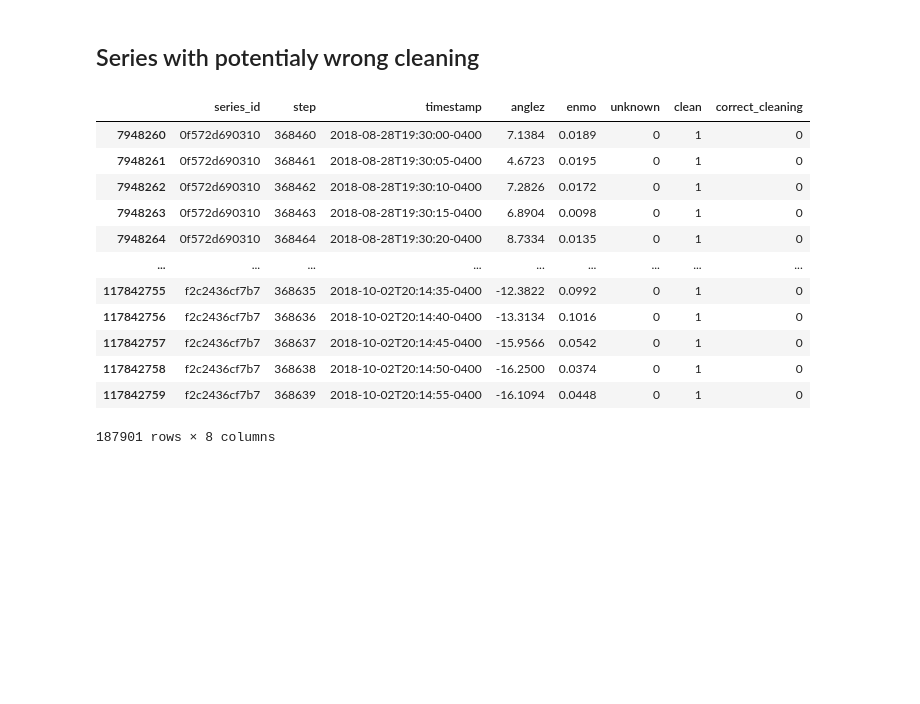
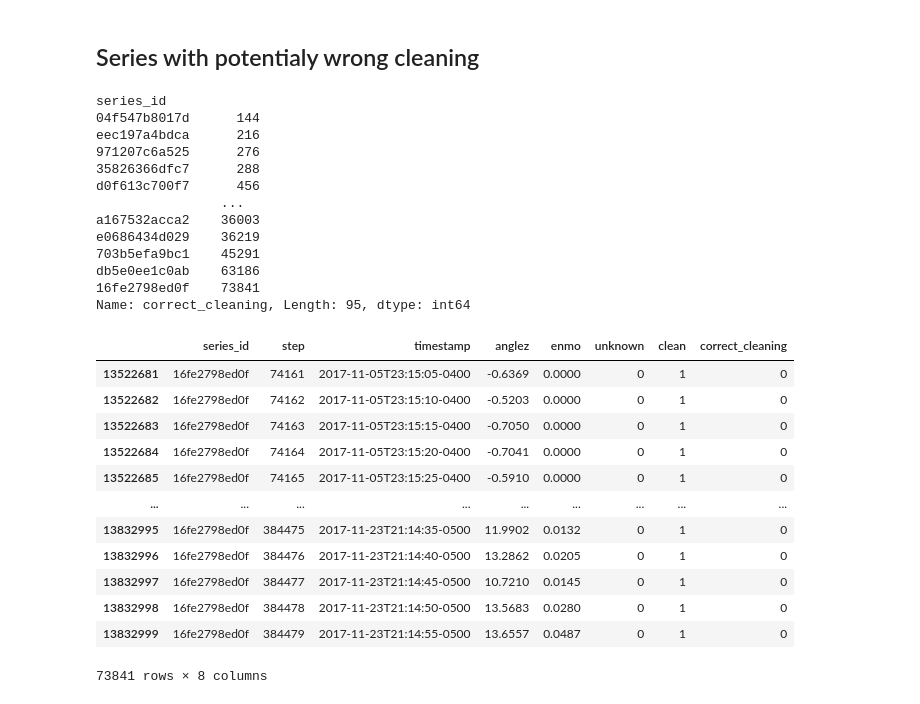
Before and after one commit to Timon0/ai-challenge-neural-nappers, a Jupyter notebook: notebooks/data/data-cleaning-error-analysis.ipynb, the cells around one changed output. Saved outputs shown, nothing was run; the diff lists cells and outputs as text; code cells hidden in the pictures; blank space fills up the shorter version.

```diff
--- a/notebooks/data/data-cleaning-error-analysis.ipynb
+++ b/notebooks/data/data-cleaning-error-analysis.ipynb
@@ -95,18 +119,34 @@ Name: correct_cleaning, Length: 269, dtype: float64
 # %% [markdown]
 ## Series with potentialy wrong cleaning
 # %%
-cleaning[(cleaning.clean == 1) & (cleaning.unknown == 0)]
+cleaning[(cleaning.clean == 1) & (cleaning.unknown == 0)].groupby('series_id')['correct_cleaning'].count().sort_values()
 # %% [output]
-|  | series_id | step | timestamp | anglez | enmo | unknown | clean | correct_cleaning |
-| 7948260 | 0f572d690310 | 368460 | 2018-08-28T19:30:00-0400 | 7.1384 | 0.0189 | 0 | 1 | 0 |
-| 7948261 | 0f572d690310 | 368461 | 2018-08-28T19:30:05-0400 | 4.6723 | 0.0195 | 0 | 1 | 0 |
-| 7948262 | 0f572d690310 | 368462 | 2018-08-28T19:30:10-0400 | 7.2826 | 0.0172 | 0 | 1 | 0 |
-| 7948263 | 0f572d690310 | 368463 | 2018-08-28T19:30:15-0400 | 6.8904 | 0.0098 | 0 | 1 | 0 |
-| 7948264 | 0f572d690310 | 368464 | 2018-08-28T19:30:20-0400 | 8.7334 | 0.0135 | 0 | 1 | 0 |
-| ... | ... | ... | ... | ... | ... | ... | ... | ... |
-| 117842755 | f2c2436cf7b7 | 368635 | 2018-10-02T20:14:35-0400 | -12.3822 | 0.0992 | 0 | 1 | 0 |
-| 117842756 | f2c2436cf7b7 | 368636 | 2018-10-02T20:14:40-0400 | -13.3134 | 0.1016 | 0 | 1 | 0 |
-| 117842757 | f2c2436cf7b7 | 368637 | 2018-10-02T20:14:45-0400 | -15.9566 | 0.0542 | 0 | 1 | 0 |
-| 117842758 | f2c2436cf7b7 | 368638 | 2018-10-02T20:14:50-0400 | -16.2500 | 0.0374 | 0 | 1 | 0 |
-| 117842759 | f2c2436cf7b7 | 368639 | 2018-10-02T20:14:55-0400 | -16.1094 | 0.0448 | 0 | 1 | 0 |
-187901 rows × 8 columns
+series_id
+04f547b8017d      144
+eec197a4bdca      216
+971207c6a525      276
+35826366dfc7      288
+d0f613c700f7      456
+                ...
+a167532acca2    36003
+e0686434d029    36219
+703b5efa9bc1    45291
+db5e0ee1c0ab    63186
+16fe2798ed0f    73841
+Name: correct_cleaning, Length: 95, dtype: int64
+# %%
+cleaning[(cleaning.series_id == '16fe2798ed0f') & (cleaning.clean == 1) & (cleaning.unknown == 0)]
+# %% [output]
+|  | series_id | step | timestamp | anglez | enmo | unknown | clean | correct_cleaning |
+| 13522681 | 16fe2798ed0f | 74161 | 2017-11-05T23:15:05-0400 | -0.6369 | 0.0000 | 0 | 1 | 0 |
+| 13522682 | 16fe2798ed0f | 74162 | 2017-11-05T23:15:10-0400 | -0.5203 | 0.0000 | 0 | 1 | 0 |
+| 13522683 | 16fe2798ed0f | 74163 | 2017-11-05T23:15:15-0400 | -0.7050 | 0.0000 | 0 | 1 | 0 |
+| 13522684 | 16fe2798ed0f | 74164 | 2017-11-05T23:15:20-0400 | -0.7041 | 0.0000 | 0 | 1 | 0 |
+| 13522685 | 16fe2798ed0f | 74165 | 2017-11-05T23:15:25-0400 | -0.5910 | 0.0000 | 0 | 1 | 0 |
+| ... | ... | ... | ... | ... | ... | ... | ... | ... |
+| 13832995 | 16fe2798ed0f | 384475 | 2017-11-23T21:14:35-0500 | 11.9902 | 0.0132 | 0 | 1 | 0 |
+| 13832996 | 16fe2798ed0f | 384476 | 2017-11-23T21:14:40-0500 | 13.2862 | 0.0205 | 0 | 1 | 0 |
+| 13832997 | 16fe2798ed0f | 384477 | 2017-11-23T21:14:45-0500 | 10.7210 | 0.0145 | 0 | 1 | 0 |
+| 13832998 | 16fe2798ed0f | 384478 | 2017-11-23T21:14:50-0500 | 13.5683 | 0.0280 | 0 | 1 | 0 |
+| 13832999 | 16fe2798ed0f | 384479 | 2017-11-23T21:14:55-0500 | 13.6557 | 0.0487 | 0 | 1 | 0 |
+73841 rows × 8 columns
```
Also changed, not shown: parts of 15 cells of this notebook, 7 other files.
